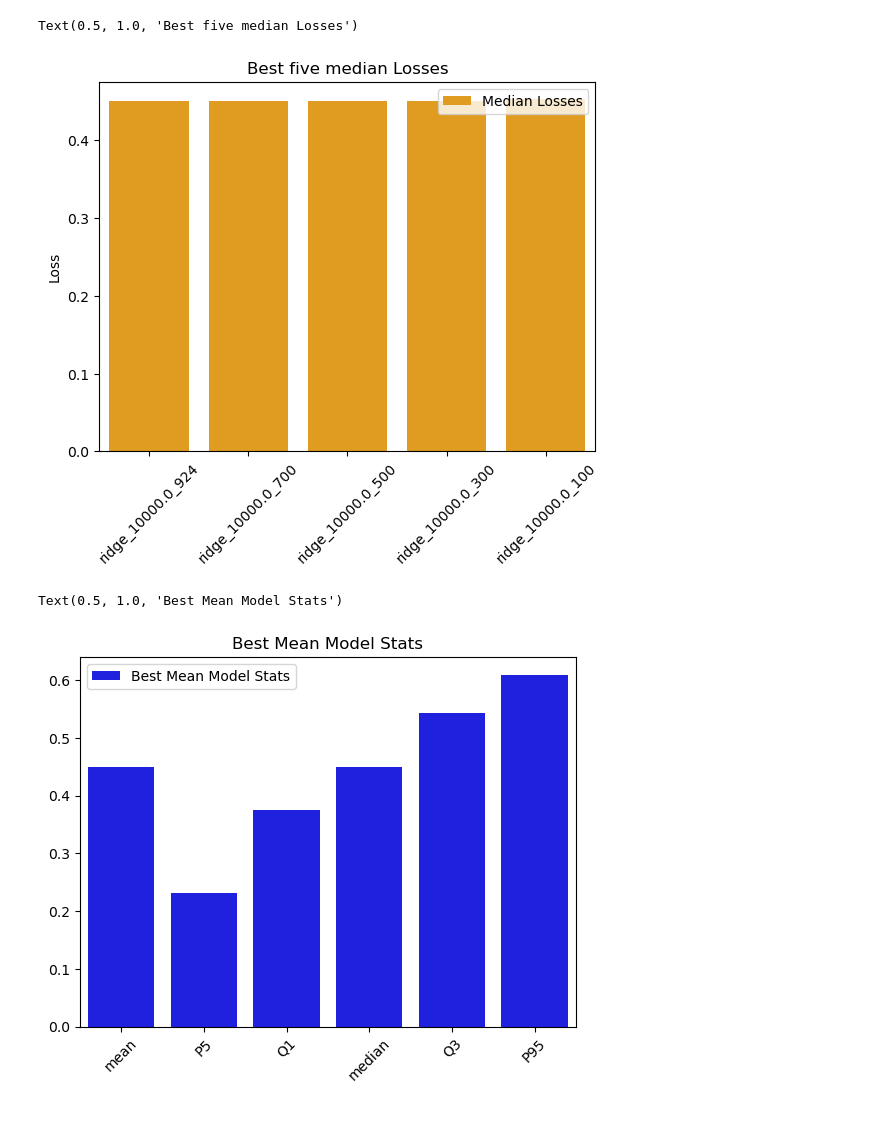
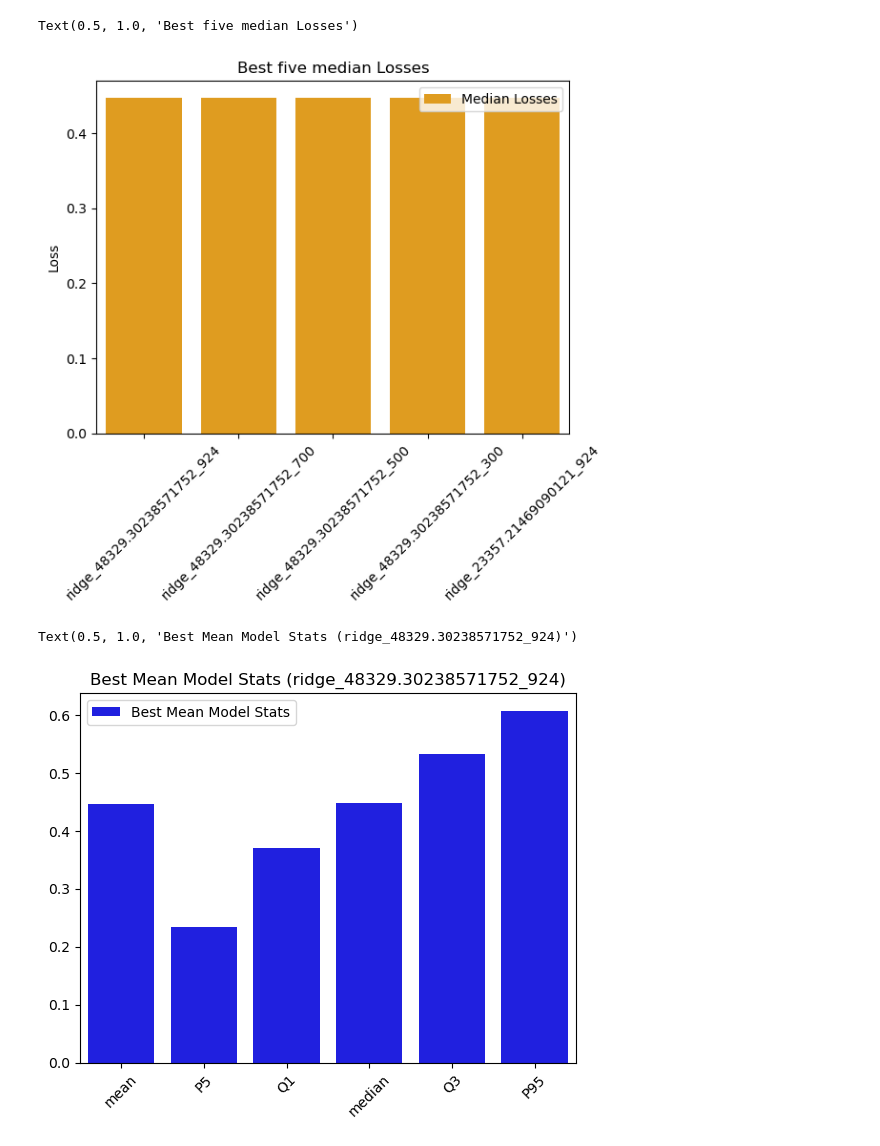
Before and after one commit to Victor2175/gm4cs-m, a Jupyter notebook: stats_regression.ipynb, the cells around one changed output. Cells and saved outputs as stored; diff of their text form; code cells hidden in the pictures.

```diff
--- a/stats_regression.ipynb
+++ b/stats_regression.ipynb
@@ -6,5 +14,5 @@ import seaborn as sns
 # %%
-with open('training_regression_losses.txt', 'r') as f:
+with open('training_regression_losses_21_04.txt', 'r') as f:
      all_losses = json.loads(f.read())
 
 configs = np.array(list(all_losses.keys()))
@@ -67,14 +75,14 @@ plt.ylabel('Loss')
 plt.title('Best five median Losses')
 # %% [output]
 Text(0.5, 1.0, 'Best five median Losses')
-[figure, old version]
+[figure, new version]
 # %%
 sns.barplot(x=best_mean_model_stats.keys(), y=list(best_mean_model_stats.values()), color='blue', label='Best Mean Model Stats')
 plt.xticks(rotation=45)
-plt.title('Best Mean Model Stats')
+plt.title(f'Best Mean Model Stats ({best_mean_model})')
 # %% [output]
-Text(0.5, 1.0, 'Best Mean Model Stats')
+Text(0.5, 1.0, 'Best Mean Model Stats (ridge_48329.30238571752_924)')
-[figure, old version]
+[figure, new version]
 # %%
 sns.barplot(x=best_median_model_stats.keys(), y=list(best_median_model_stats.values()), color='orange', label='Best Median Model Stats')
 plt.xticks(rotation=45)
```
Also changed, not shown: parts of 6 cells of this notebook, 2 other files.
